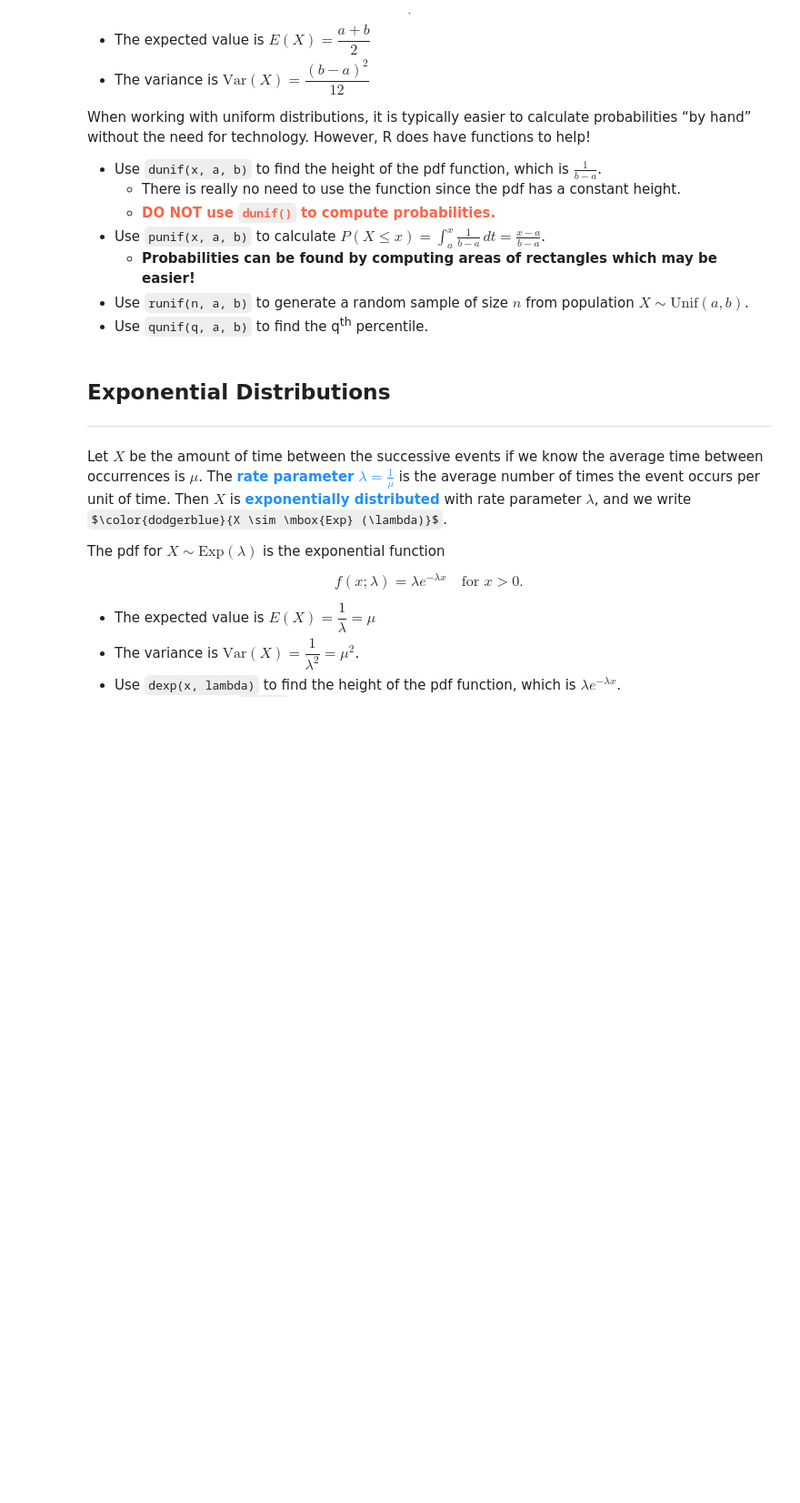
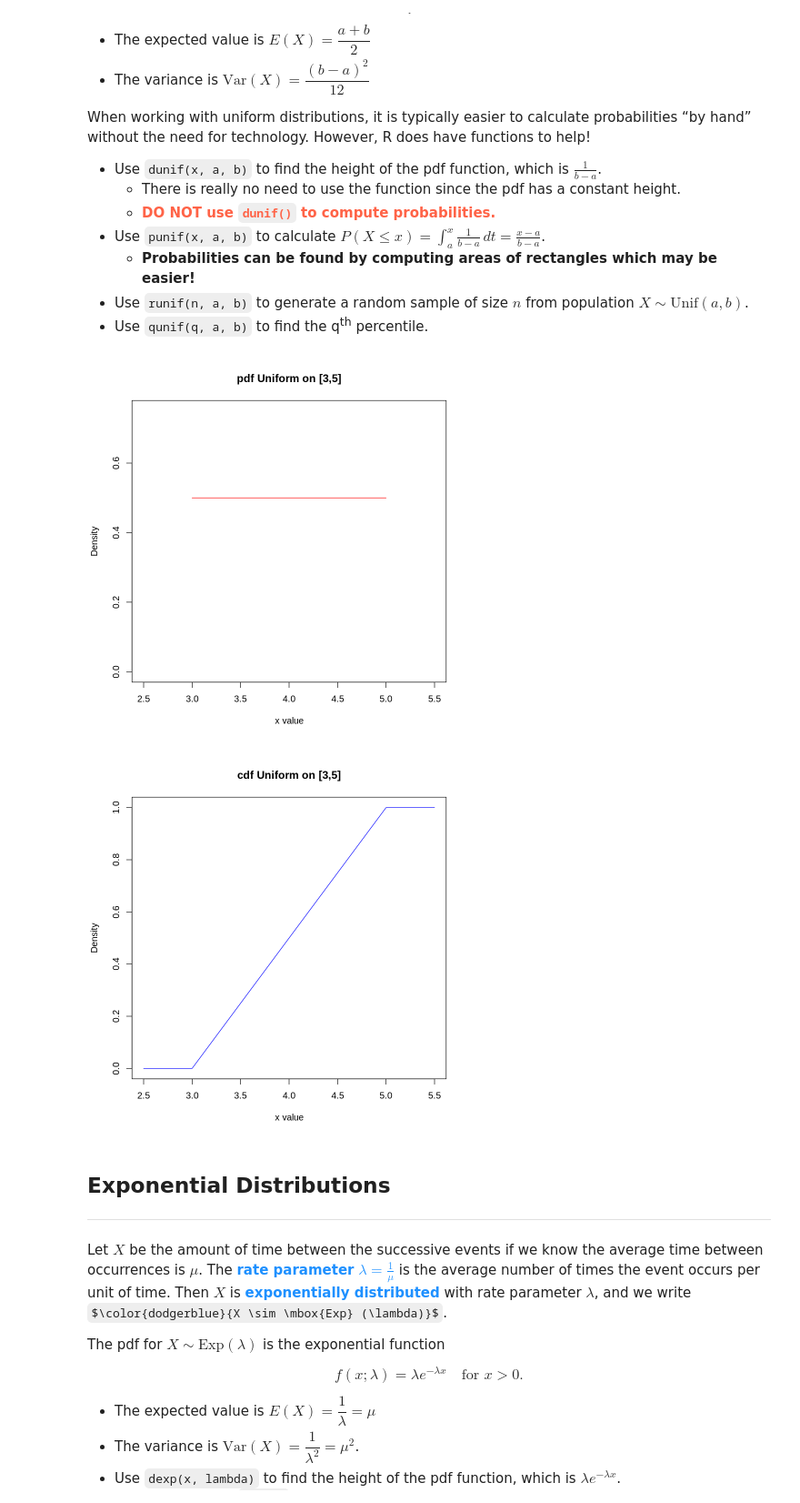
Before and after one commit to CU-Denver-MathStats-OER/Statistical-Theory, a Jupyter notebook: Chap2/08-Common-Continuous-Distributions.ipynb, the cells around one changed output. Shown at 91% size. Cells and saved outputs as stored; diff of their text form; code cells hidden in the pictures; some formulas as TeX source; blank space fills up the shorter version.

```diff
--- a/Chap2/08-Common-Continuous-Distributions.ipynb
+++ b/Chap2/08-Common-Continuous-Distributions.ipynb
@@ -725,6 +736,24 @@ When working with uniform distributions, it is typically easier to calculate pro
     -   **Probabilities can be found by computing areas of rectangles which may be easier!**
 -   Use `runif(n, a, b)` to generate a random sample of size $n$ from population $X \sim \mbox{Unif}(a, b)$.
 -   Use `qunif(q, a, b)` to find the q<sup>th</sup> percentile.
+# %%
+x <- seq(3, 5, length=1000)
+y <- seq(2.5, 5.5, length=1000)
+
+plot(x, dunif(x, 3, 5), type="l", col = "red", xlab="x value",
+  ylab="Density", main="pdf Uniform on [3,5]",
+  xlim = c(2.5, 5.5), ylim = c(0, 0.75))
+
+g = function(y) {
+  (y < 3) * (0) + (y >= 3 & y <= 5) * (punif(y, 3, 5)) + (y > 5) * (1)
+}
+
+plot(y, g(y), type="l", col = "blue", xlab="x value",
+  ylab="Density", main="cdf Uniform on [3,5]",
+  xlim = c(2.5, 5.5))
+# %% [output]
+[figure, added]
+[figure, added]
 # %% [markdown]
 ## <a name="08append-exp">Exponential Distributions</a>
 
```
Also changed, not shown: parts of 3 cells of this notebook.
